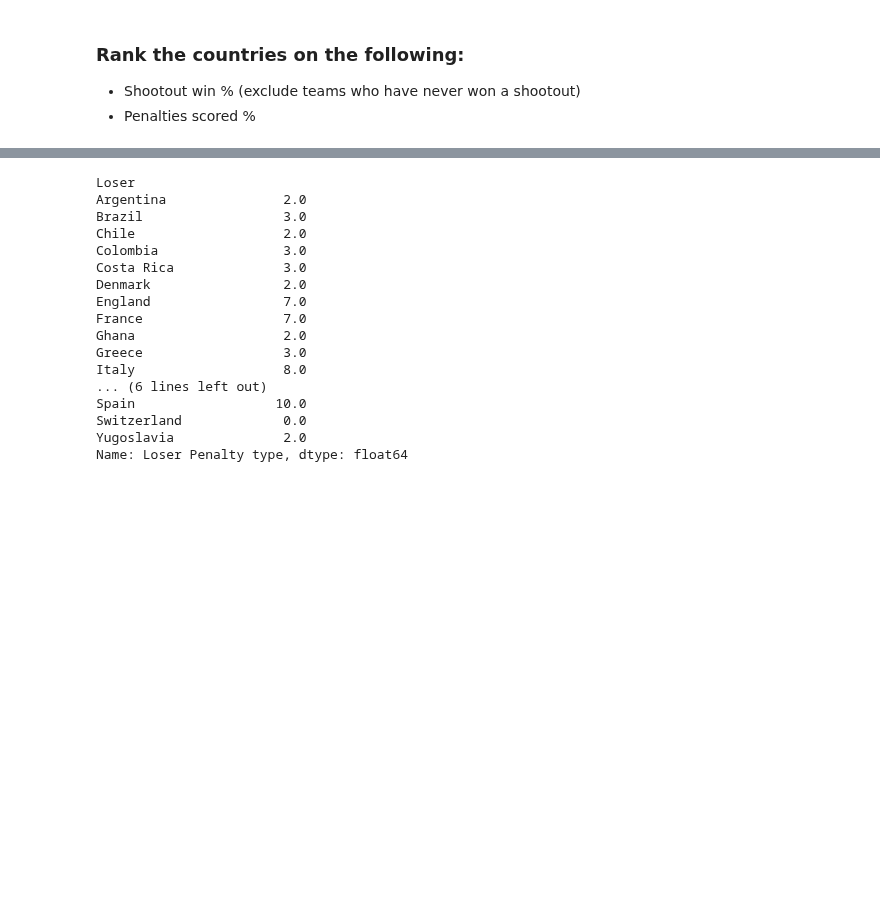
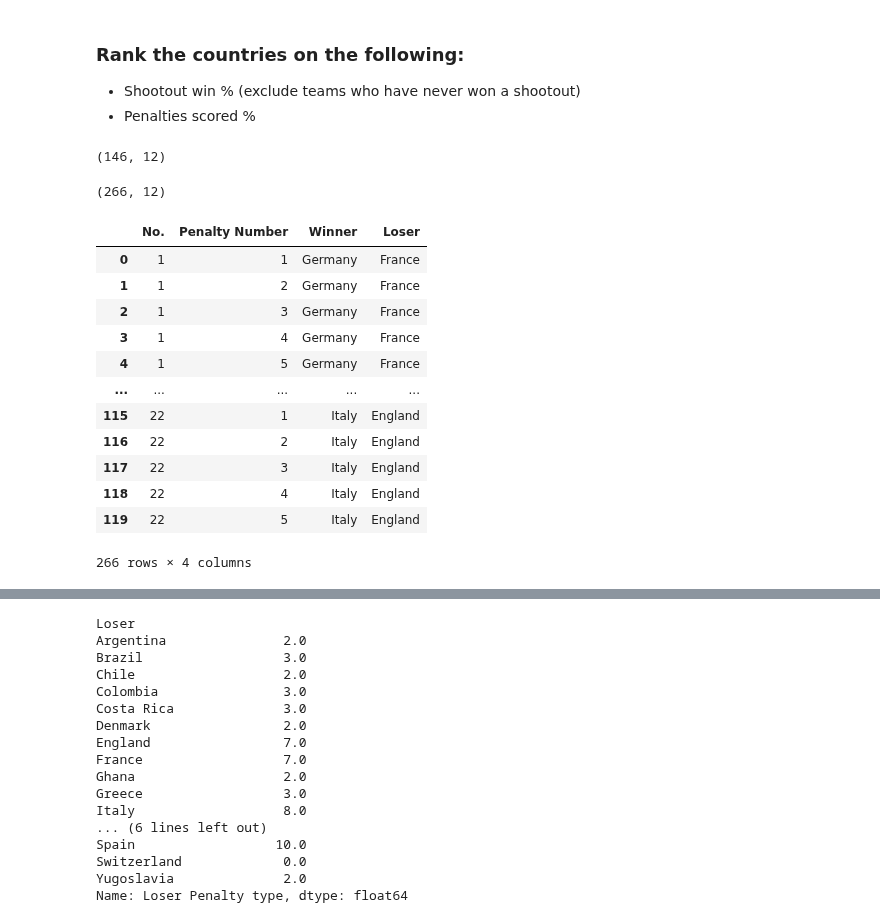
Before and after one commit to hyunjun33/Data_preprocessing, a Jupyter notebook: Preppin' Data 2021 Week 28 Challenge.ipynb, the cells around one changed output, grey strips where cells are left out. Cells and saved outputs as stored; diff of their text form; code cells hidden in the pictures; blank space fills up the shorter version.

```diff
--- a/Preppin' Data 2021 Week 28 Challenge.ipynb
+++ b/Preppin' Data 2021 Week 28 Challenge.ipynb
@@ -213,3 +266,8 @@ world_cup[world_cup["Winner"] == "Germany"]
 ### Rank the countries on the following:
 - Shootout win % (exclude teams who have never won a shootout)
 - Penalties scored %
+# %%
+world_cup_shootout = world_cup.drop(["Winner Penalty type", "Loser Penalty type"], axis=1)
+world_cup_shootout.shape
+# %% [output]
+(146, 12)
@@ -216,2 +281,7 @@ world_cup[world_cup["Winner"] == "Germany"]
+# %%
+total_shootout = pd.concat([world_cup_shootout, euros], axis=0)
+total_shootout.shape
+# %% [output]
+(266, 12)
 # %%
 # Penalties scored %
@@ -219,0 +290,18 @@ world_cup["Loser Penalty type"] = world_cup["Loser Penalty type"].map({"scored":
+# %%
+total_shootout = total_shootout.drop(["Full Time Score", "Winning Team GK", "Winning team Taker",
+                "Losing team Taker", "Losing Team GK", "Round", "Date", "Event Year"], axis=1)
+total_shootout
+# %% [output]
+|  | No. | Penalty Number | Winner | Loser |
+| 0 | 1 | 1 | Germany | France |
+| 1 | 1 | 2 | Germany | France |
+| 2 | 1 | 3 | Germany | France |
+| 3 | 1 | 4 | Germany | France |
+| 4 | 1 | 5 | Germany | France |
+| ... | ... | ... | ... | ... |
+| 115 | 22 | 1 | Italy | England |
+| 116 | 22 | 2 | Italy | England |
+| 117 | 22 | 3 | Italy | England |
+| 118 | 22 | 4 | Italy | England |
+| 119 | 22 | 5 | Italy | England |
+266 rows × 4 columns
```
Also changed, not shown: parts of 21 cells of this notebook.
